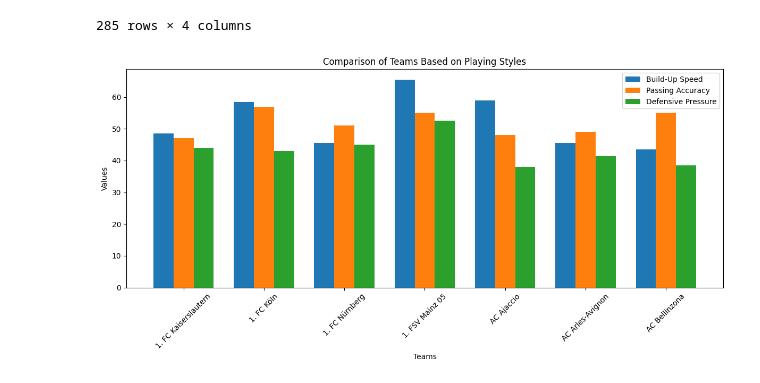
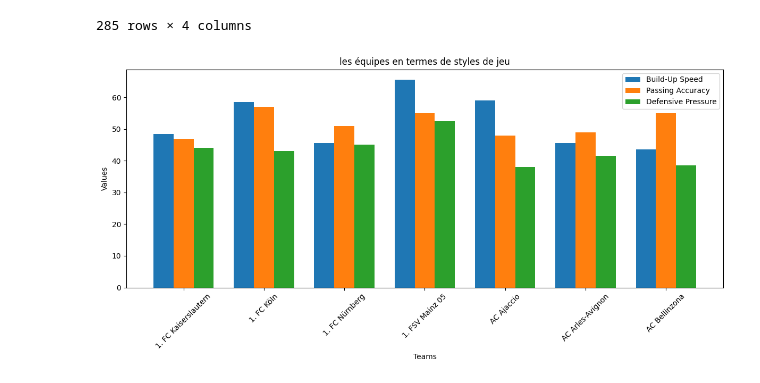
Before and after one commit to rahiqi-al/football-_clustering, a Jupyter notebook: general_vis.ipynb, the cells around one changed output. Drawn from its saved outputs; the diff is of its cells as text; code cells hidden in the pictures.

```diff
--- a/general_vis.ipynb
+++ b/general_vis.ipynb
@@ -529,26 +475,24 @@ display(df_compare_team)
 # %%
 df_subset = df_compare_team.head(7)
 
 # Positions for each team
-x = np.arange(len(df_subset['team_long_name']))  # Positions for each team
+x = np.arange(len(df_subset['team_long_name']))
 
-# Bar width
 bar_width = 0.25
 
-# Plotting
 fig, ax = plt.subplots(figsize=(12, 6))
 ax.bar(x - bar_width, df_subset['buildUpPlaySpeed'], width=bar_width, label='Build-Up Speed')
 ax.bar(x, df_subset['chanceCreationPassing'], width=bar_width, label='Passing Accuracy')
 ax.bar(x + bar_width, df_subset['defencePressure'], width=bar_width, label='Defensive Pressure')
 
 ax.set_xlabel('Teams')
 ax.set_ylabel('Values')
-ax.set_title('Comparison of Teams Based on Playing Styles')
+ax.set_title('les équipes en termes de styles de jeu')
 ax.set_xticks(x)
 ax.set_xticklabels(df_subset['team_long_name'], rotation=45)
 ax.legend()
 
 plt.tight_layout()
 plt.show()
 # %% [output]
-[figure, old version]
+[figure, new version]
```
Also changed, not shown: parts of 20 cells of this notebook.
